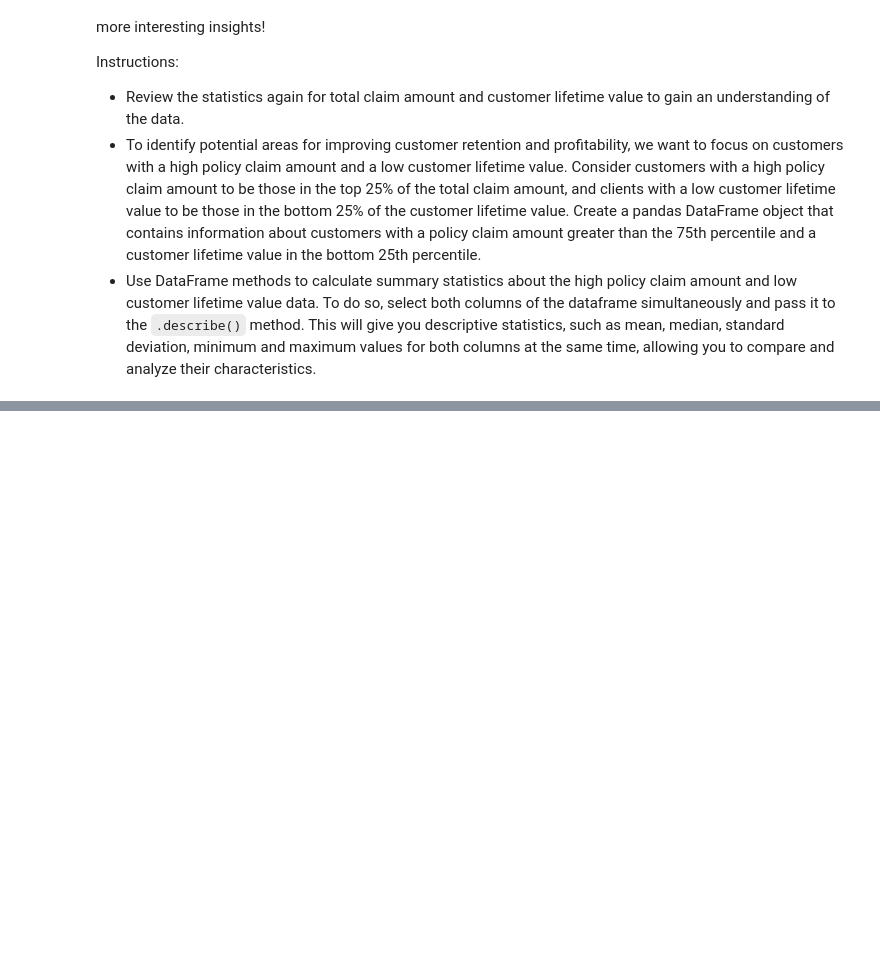
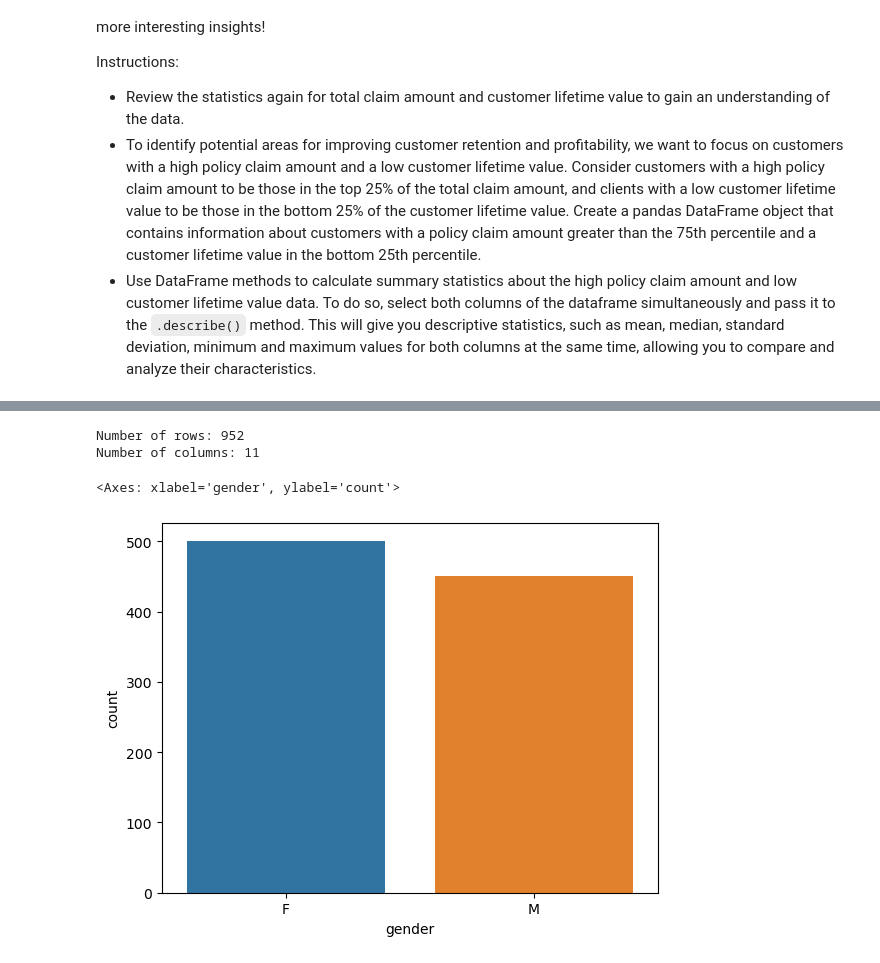
Before and after one commit to fer-nandes13/lab-dw-data-cleaning-and-formatting, a Jupyter notebook: lab-dw-data-cleaning-and-formatting.ipynb, the cells around one changed output, grey strips where cells are left out. Saved outputs shown, nothing was run; the diff lists cells and outputs as text; code cells hidden in the pictures; blank space fills up the shorter version.

Commit message:
round 4 Customer Analysis incomplete

```diff
--- a/lab-dw-data-cleaning-and-formatting.ipynb
+++ b/lab-dw-data-cleaning-and-formatting.ipynb
@@ -191,4 +191,4 @@ It is important to note that this exercise does not involve handling null values
 data_spec1.dtypes
 #Customer lifetime value should be numeric , as we can see below it is a float due to the code performed above in line 97
 
-data_spec1['customer_lifetime_value'] = data_spec1['customer_lifetime_value'].astype(float
+data_spec1['customer_lifetime_value'] = data_spec1['customer_lifetime_value'].astype(float)
@@ -333,4 +320,11 @@ Save the cleaned dataset to a new CSV file.
 
 *Hint*: *after dropping duplicates, reset the index to ensure consistency*.
 # %%
-# Your code here
+data_spec1 = data_spec1.drop_duplicates()
+
+
+# In this dealing with duplicates exercise that I later found out that should have been started in the very first line of command the outcome
+# is severly afected by the drop of the Nulls approach. The Data frame was with 4008 rows and 11 columns after the identification of Null elements and drop of those elements.
+# It went from 4008 rows to 952 and the number of columns maintained.
+# After running the duplicate identification we found out that the number of rows is still 952,which means that most of the duplicates were Null values and therefore already dropped.
+# So from the previous line and out of pure luck the null values drop as also treated the duplicates , leaving us with no action to take here.
@@ -360,0 +428,22 @@ Instructions:
+# %%
+def identify_dimensions(data_frame):
+
+    num_rows, num_columns = data_spec1.shape
+    return num_rows, num_columns
+
+
+num_rows, num_columns = identify_dimensions(data_spec1)
+
+print(f"Number of rows: {num_rows}")
+print(f"Number of columns: {num_columns}")
+
+#Show DataFrame info.
+#Describe DataFrame.
+# %% [output]
+Number of rows: 952
+Number of columns: 11
+# %%
+sns.countplot(x='gender', data=data_spec1)
+# %% [output]
+<Axes: xlabel='gender', ylabel='count'>
+[figure, added]
```
Also changed, not shown: parts of 41 cells of this notebook.
